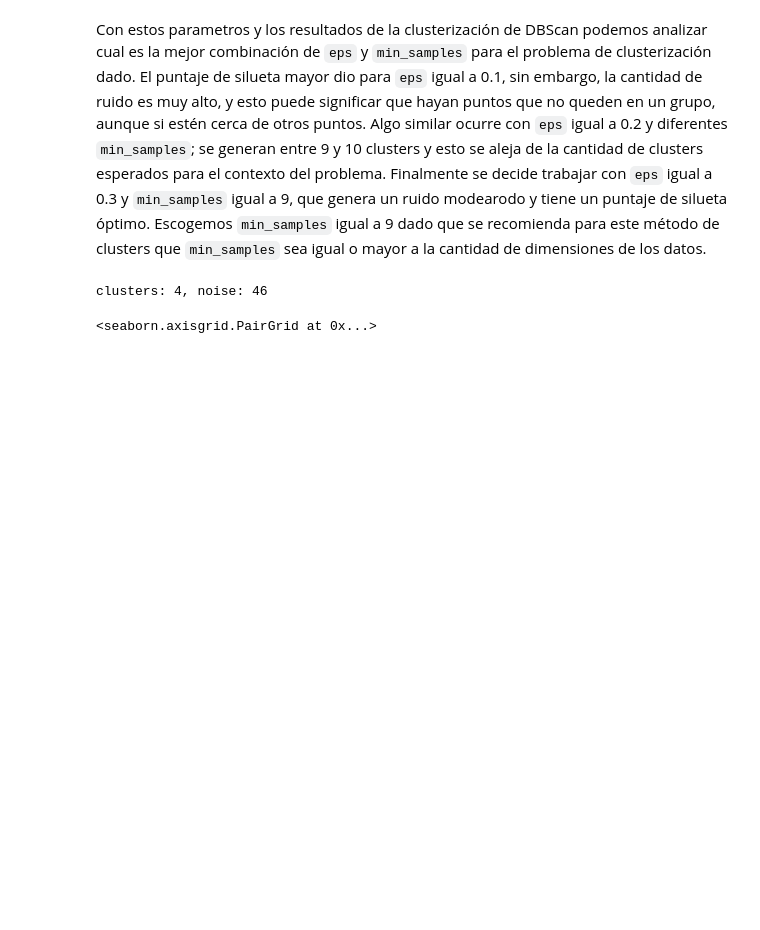
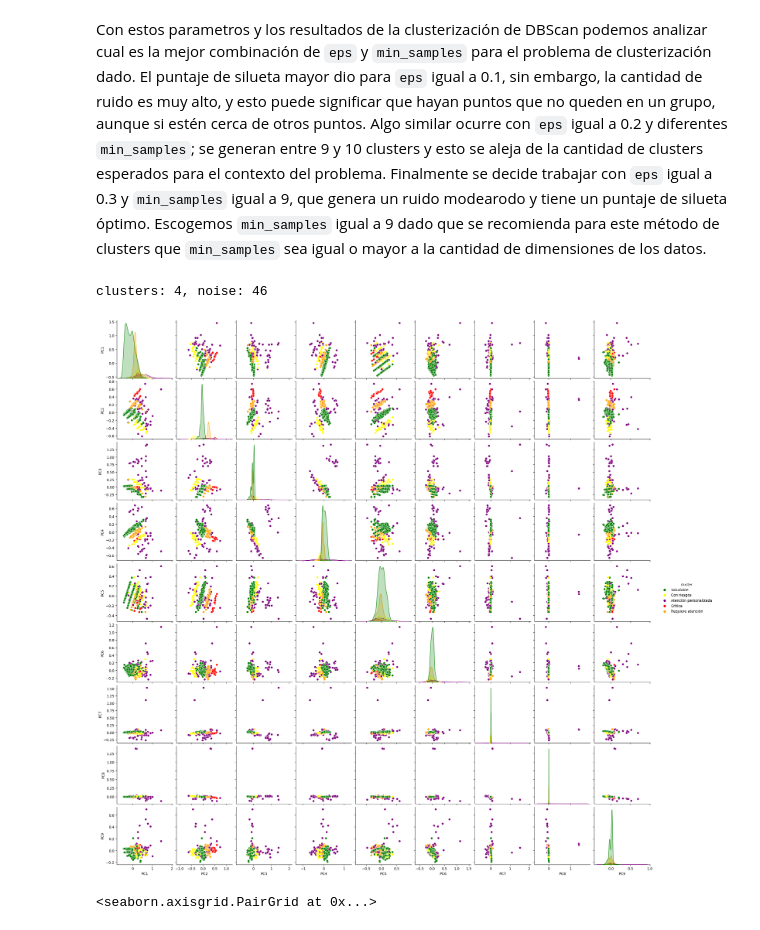
Before and after one commit to 00Fede/incubadora-aplicaciones, a Jupyter notebook: Model_Implementation.ipynb, the cells around one changed output. Saved outputs shown, nothing was run; the diff lists cells and outputs as text; code cells hidden in the pictures; blank space fills up the shorter version.

```diff
--- a/Model_Implementation.ipynb
+++ b/Model_Implementation.ipynb
@@ -87,6 +87,24 @@ n_noise = list(y_dbscan).count(-1)
 print(f"clusters: {n_clusters}, noise: {n_noise}")
 # %% [output]
 clusters: 4, noise: 46
+# %%
+# Asignacion de cluster
+df['cluster'] = y_dbscan
+# Define a mapping from old cluster names to new cluster names
+cluster_names = {0: 'Saludable', 1: 'Con riesgos', 2: 'Crítica', 3: 'Requiere atención', -1: 'Atención personalizada'}
+# Apply the mapping to the 'cluster' column
+df['cluster'] = df['cluster'].map(cluster_names)
+# %%
+# create colors diction for new cluster names
+cluster_colors = {'Saludable': 'green', 'Con riesgos': 'yellow', 'Crítica': 'red', 'Requiere atención': 'orange', 'Atención personalizada': 'purple'}
+
+# Now you can plot with the new cluster names
+sns.pairplot(df, hue='cluster', palette=cluster_colors, diag_kind='kde',height=2.5)
+
+# save plot
+plt.savefig('images/cluster_plot.png', dpi=300)
+# %% [output]
+[figure, added]
 # %%
 df['cluster'] = y_dbscan
 #df0 = df0[df0['cluster'] != -1]
```
Also changed, not shown: parts of 15 cells of this notebook, 8 other files.
